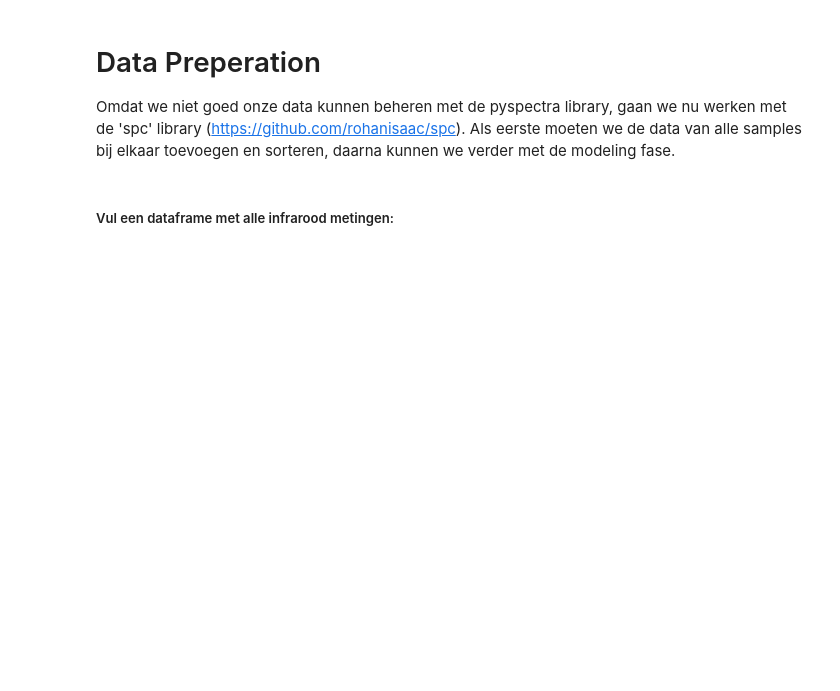
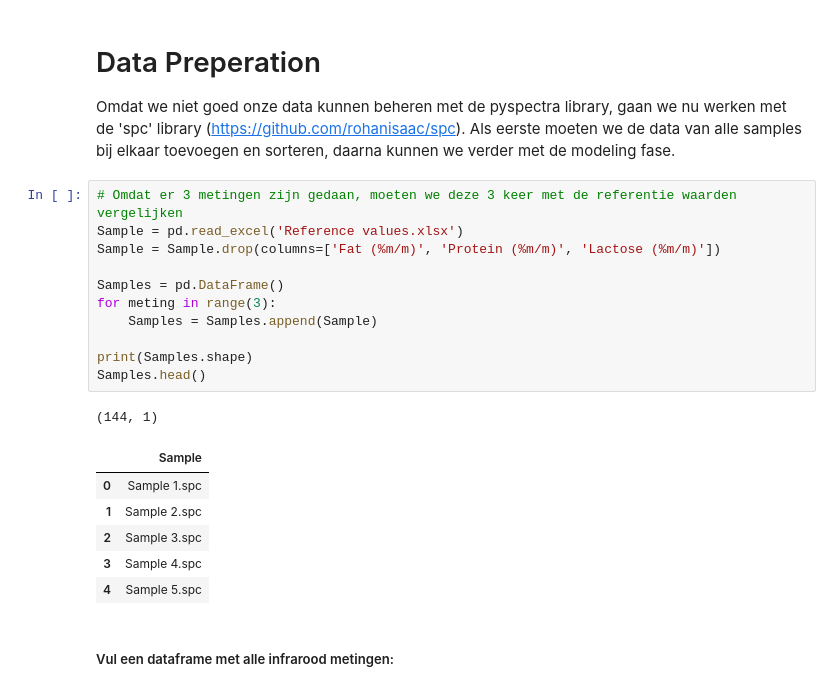
Before and after one commit to asscherhofstede/Koemelk-analyse, a Jupyter notebook: Koemelk Analyse.ipynb, the cells around one changed output. Saved outputs shown, nothing was run; the diff lists cells and outputs as text; blank space fills up the shorter version.

```diff
--- a/Koemelk Analyse.ipynb
+++ b/Koemelk Analyse.ipynb
@@ -157,6 +157,25 @@ plt.ylim([-0.1, 0.8])
 # %% [markdown]
 # Data Preperation
 Omdat we niet goed onze data kunnen beheren met de pyspectra library, gaan we nu werken met de 'spc' library (https://github.com/rohanisaac/spc). Als eerste moeten we de data van alle samples bij elkaar toevoegen en sorteren, daarna kunnen we verder met de modeling fase.
+# %%
+# Omdat er 3 metingen zijn gedaan, moeten we deze 3 keer met de referentie waarden vergelijken
+Sample = pd.read_excel('Reference values.xlsx')
+Sample = Sample.drop(columns=['Fat (%m/m)', 'Protein (%m/m)', 'Lactose (%m/m)'])
+
+Samples = pd.DataFrame()
+for meting in range(3):
+    Samples = Samples.append(Sample)
+
+print(Samples.shape)
+Samples.head()
+# %% [output]
+(144, 1)
+|  | Sample |
+| 0 | Sample 1.spc |
+| 1 | Sample 2.spc |
+| 2 | Sample 3.spc |
+| 3 | Sample 4.spc |
+| 4 | Sample 5.spc |
 # %% [markdown]
 ##### Vul een dataframe met alle infrarood metingen:
 # %%
```
Also changed, not shown: parts of 6 cells of this notebook.
